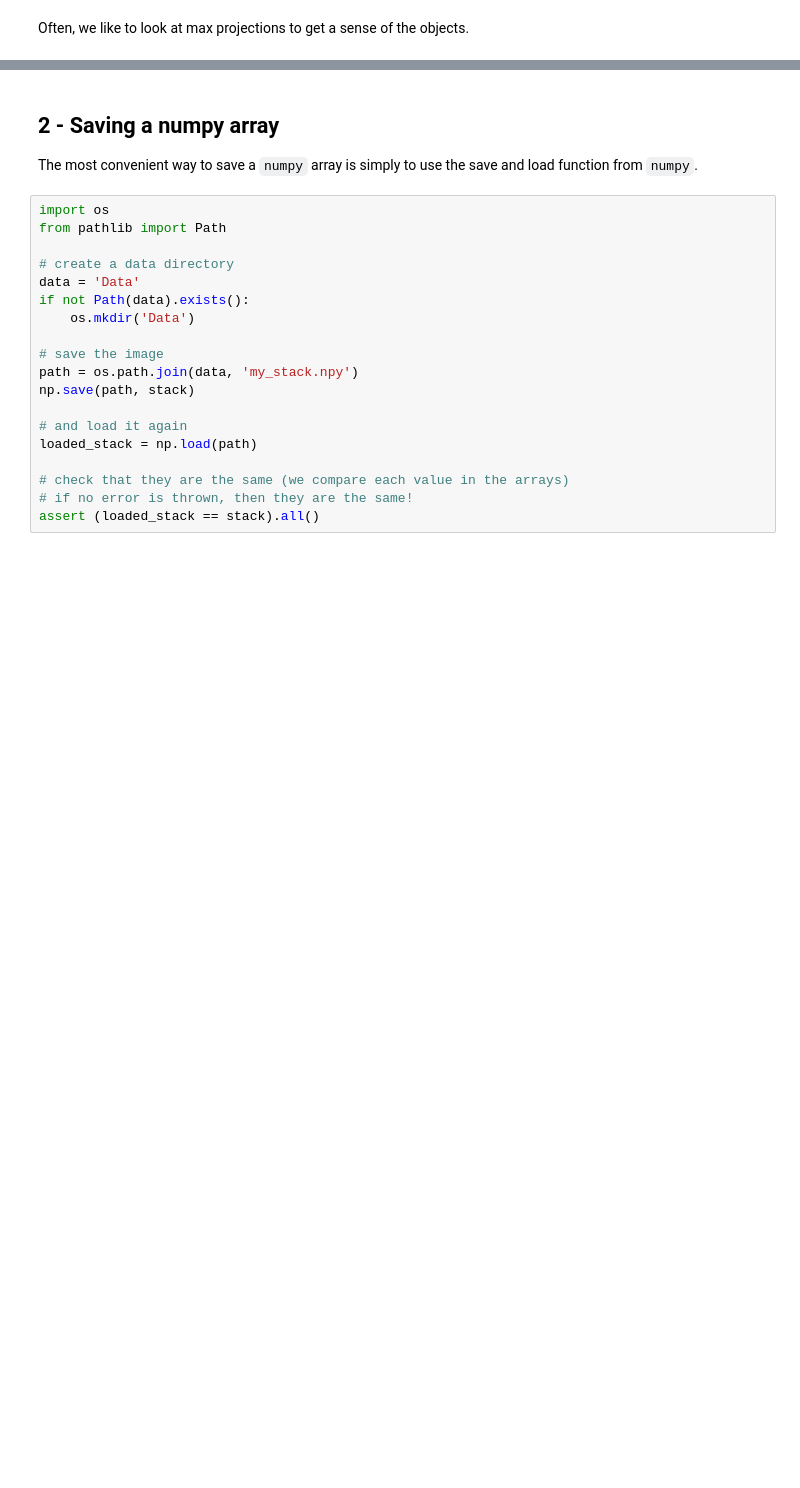
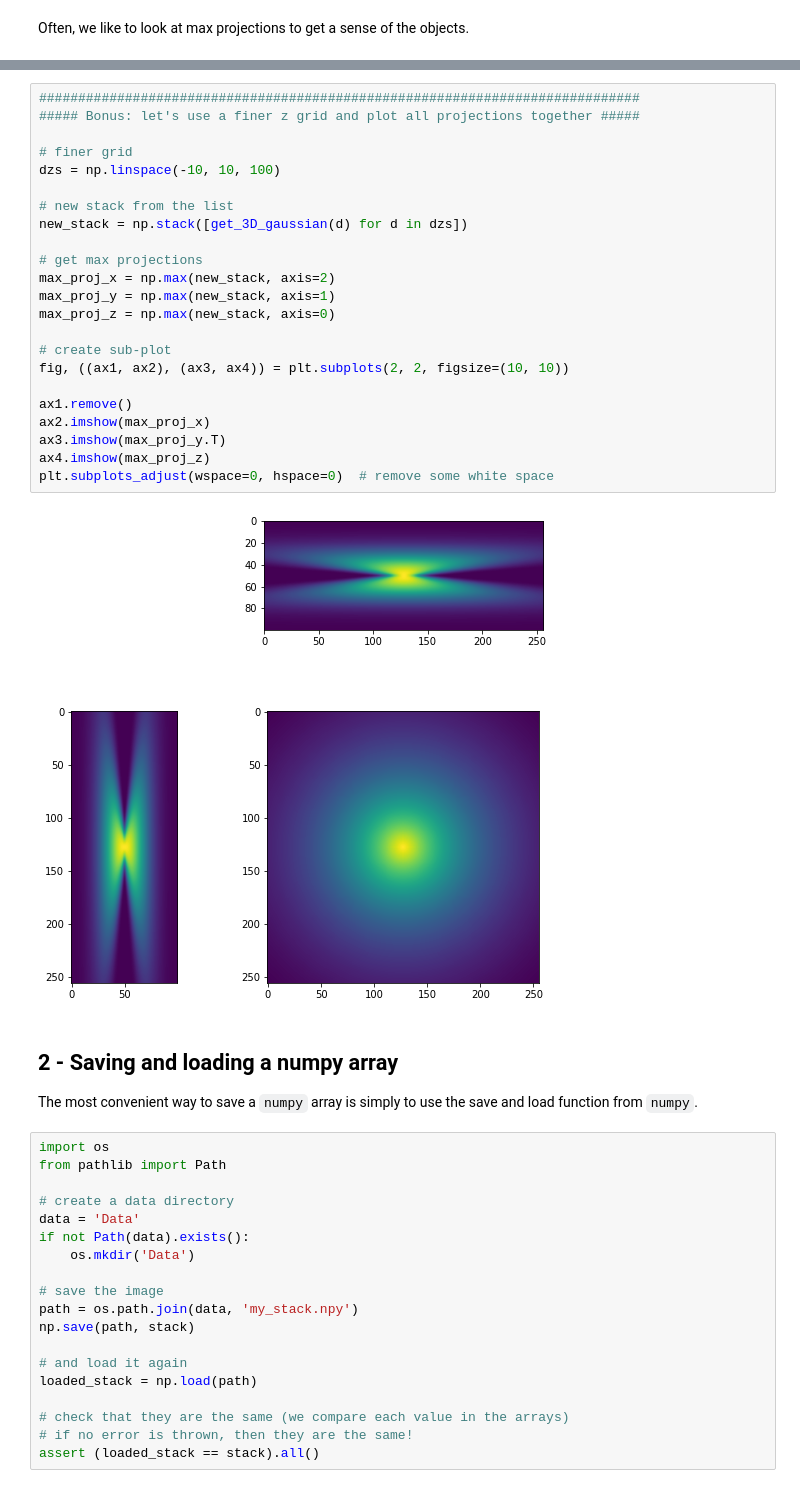
Before and after one commit to dl4mia/00_first_steps, a Jupyter notebook: 00_Write_and_load_images.ipynb, the cells around one changed output, grey strips where cells are left out. Drawn from its saved outputs; the diff is of its cells as text; blank space fills up the shorter version.

```diff
--- a/00_Write_and_load_images.ipynb
+++ b/00_Write_and_load_images.ipynb
@@ -176,5 +205,30 @@ Often, we like to look at max projections to get a sense of the objects.
+# %%
+#############################################################################
+##### Bonus: let's use a finer z grid and plot all projections together #####
+
+# finer grid
+dzs = np.linspace(-10, 10, 100)
+
+# new stack from the list
+new_stack = np.stack([get_3D_gaussian(d) for d in dzs])
+
+# get max projections
+max_proj_x = np.max(new_stack, axis=2)
+max_proj_y = np.max(new_stack, axis=1)
+max_proj_z = np.max(new_stack, axis=0)
+
+# create sub-plot
+fig, ((ax1, ax2), (ax3, ax4)) = plt.subplots(2, 2, figsize=(10, 10))
+
+ax1.remove()
+ax2.imshow(max_proj_x)
+ax3.imshow(max_proj_y.T)
+ax4.imshow(max_proj_z)
+plt.subplots_adjust(wspace=0, hspace=0)  # remove some white space
+# %% [output]
+[figure, added]
 # %% [markdown]
-## 2 - Saving a numpy array
+## 2 - Saving and loading a numpy array
 
 The most convenient way to save a `numpy` array is simply to use the save and load function from `numpy`.
 # %%
```
Also changed, not shown: parts of 13 cells of this notebook.
